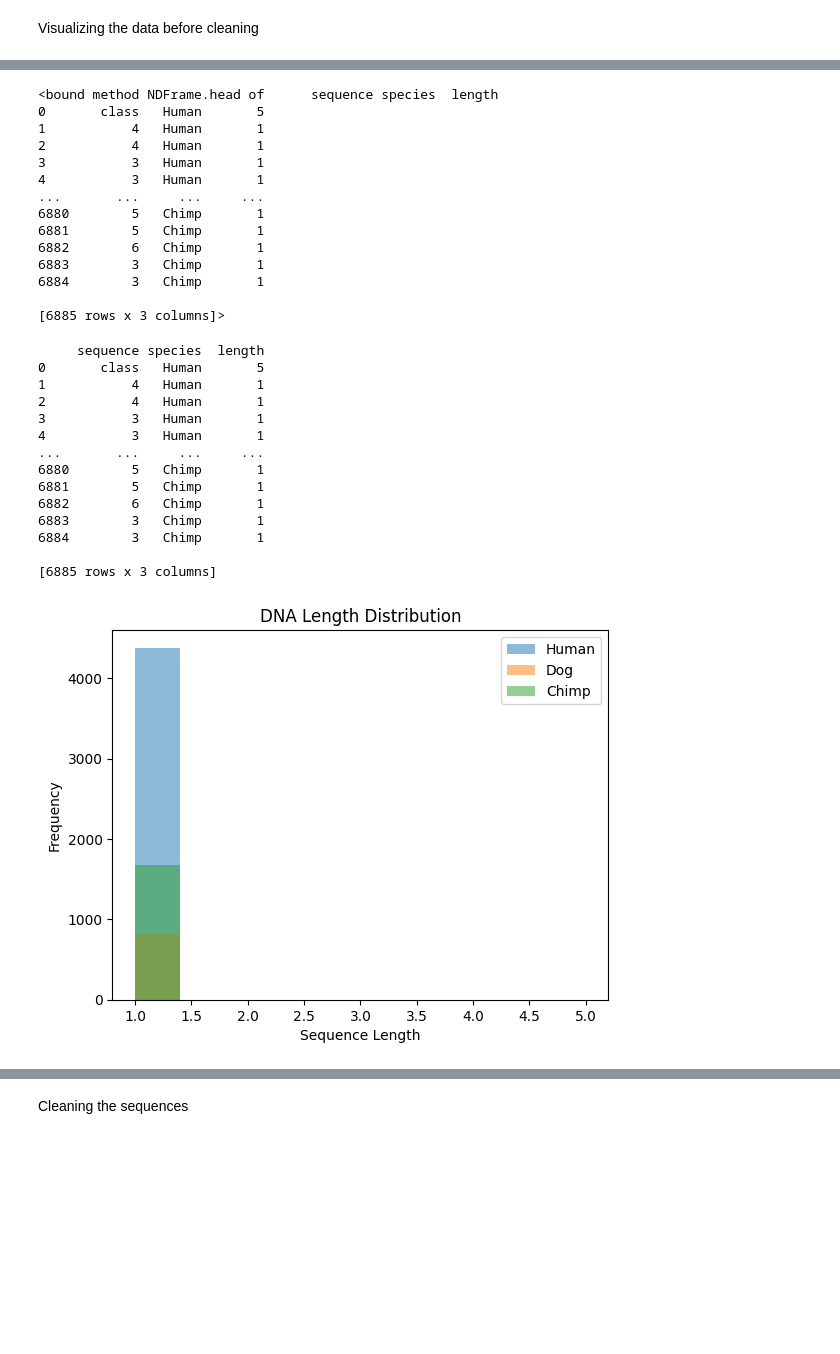
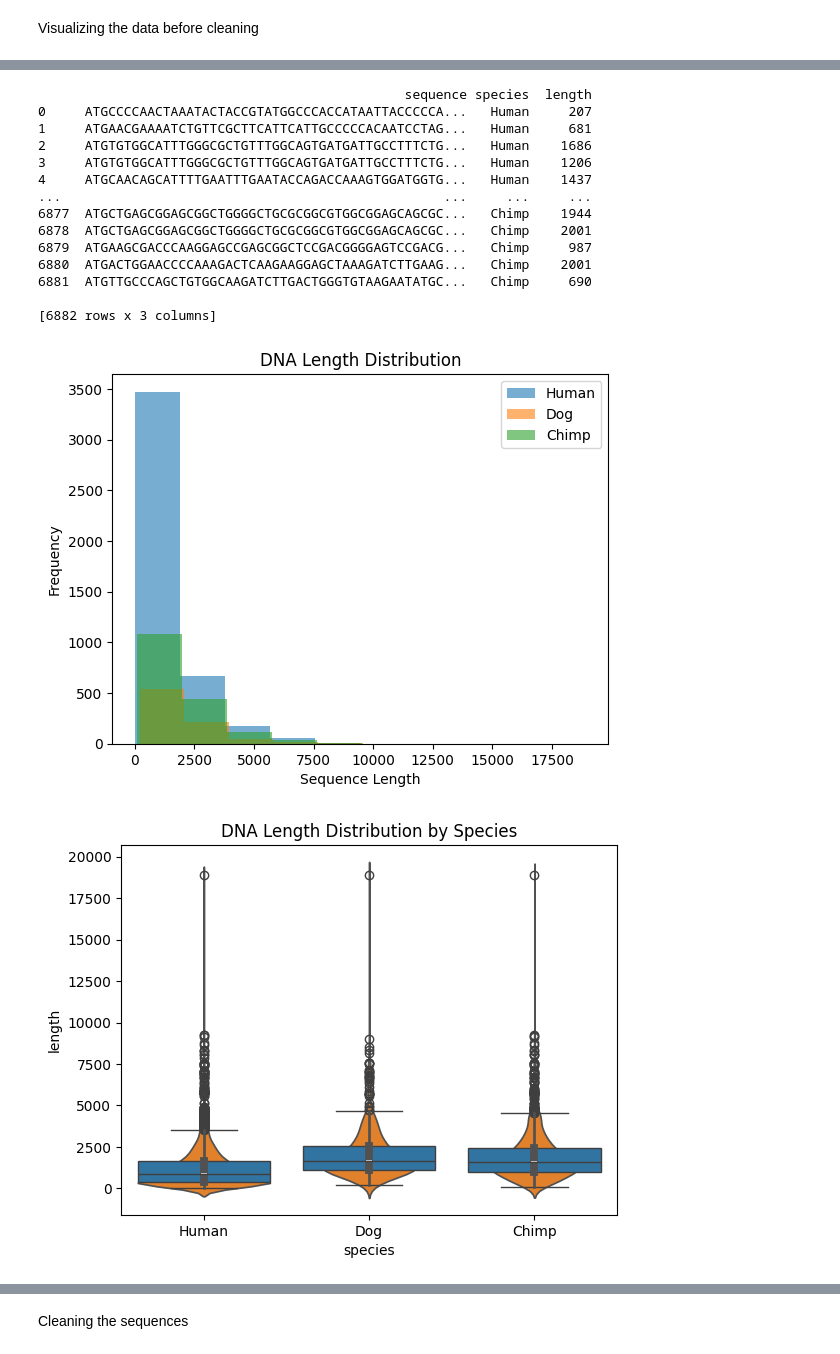
Before and after one commit to rogerwardrin/DNA-Sequence-Classifier, a Jupyter notebook: dna_classifier.ipynb, the cells around one changed output, grey strips where cells are left out. Cells and saved outputs as stored; diff of their text form; code cells hidden in the pictures; blank space fills up the shorter version.

Commit message:
Corrected error where the data was imported incorrectly. Cleaning of Sequence accomplished

```diff
--- a/dna_classifier.ipynb
+++ b/dna_classifier.ipynb
@@ -12,13 +12,15 @@ import seaborn as sns
 # %% [markdown]
 Importing the dataset
 # %%
-human  = pd.read_table('data/human_data.txt', header = None , names = ['sequence'])
+human  = pd.read_table('data/human_data.txt')
 human['species'] = 'Human'
-dog = pd.read_table('data/dog_data.txt', header=None, names = ['sequence'])
+dog = pd.read_table('data/dog_data.txt')
 dog['species'] = 'Dog'
-chimp = pd.read_table('data/chimp_data.txt', header=None, names = ['sequence'])
+chimp = pd.read_table('data/chimp_data.txt')
 chimp['species'] = 'Chimp'
 df = pd.concat([human,dog,chimp], ignore_index = True)
+df['length'] = df['sequence'].str.len()
+df = df.drop(columns='class')
 print(f"Total sequences: {len(df)}")
 print(df['species'].value_counts())
 # %% [output]
@@ -53,45 +60,43 @@ max       5.000000
-# %%
-print(df.head)
-# %% [output]
-<bound method NDFrame.head of      sequence species  length
-0       class   Human       5
-1           4   Human       1
-2           4   Human       1
-3           3   Human       1
-4           3   Human       1
-...       ...     ...     ...
-6880        5   Chimp       1
-6881        5   Chimp       1
-6882        6   Chimp       1
-6883        3   Chimp       1
-6884        3   Chimp       1
-
-[6885 rows x 3 columns]>
 # %%
-df['length'] = df['sequence'].str.len()
 print(df)
 for species in df['species'].unique():
     subset = df[df['species'] == species]
-    plt.hist(subset['length'],alpha = 0.5, label = species)
+    plt.hist(subset['length'],alpha = 0.6, label = species)
 
 plt.legend()
 plt.xlabel("Sequence Length")
 plt.ylabel("Frequency")
 plt.title("DNA Length Distribution")
 plt.show()
+
+sns.boxplot(data = df, x = 'species', y = 'length')
+plt.title("DNA Length Distribution by Species")
+
+sns.violinplot(data=df, x = 'species', y = 'length')
+plt.title("DNA Length Distribution by Species")
+plt.show()
+
+sns.violinplot(data=df, x = 'species', y = 'length')
+plt.title("DNA Length Distribution by Species")
+plt.show()
+
+sns.barplot(data = df, x = 'species', y = 'length')
+plt.title("Average DNA Length by Species")
+plt.show()
 # %% [output]
-     sequence species  length
-0       class   Human       5
-1           4   Human       1
-2           4   Human       1
-3           3   Human       1
-4           3   Human       1
-...       ...     ...     ...
-6880        5   Chimp       1
-6881        5   Chimp       1
-6882        6   Chimp       1
-6883        3   Chimp       1
-6884        3   Chimp       1
+                                               sequence species  length
+0     ATGCCCCAACTAAATACTACCGTATGGCCCACCATAATTACCCCCA...   Human     207
+1     ATGAACGAAAATCTGTTCGCTTCATTCATTGCCCCCACAATCCTAG...   Human     681
+2     ATGTGTGGCATTTGGGCGCTGTTTGGCAGTGATGATTGCCTTTCTG...   Human    1686
+3     ATGTGTGGCATTTGGGCGCTGTTTGGCAGTGATGATTGCCTTTCTG...   Human    1206
+4     ATGCAACAGCATTTTGAATTTGAATACCAGACCAAAGTGGATGGTG...   Human    1437
+...                                                 ...     ...     ...
+6877  ATGCTGAGCGGAGCGGCTGGGGCTGCGCGGCGTGGCGGAGCAGCGC...   Chimp    1944
+6878  ATGCTGAGCGGAGCGGCTGGGGCTGCGCGGCGTGGCGGAGCAGCGC...   Chimp    2001
+6879  ATGAAGCGACCCAAGGAGCCGAGCGGCTCCGACGGGGAGTCCGACG...   Chimp     987
+6880  ATGACTGGAACCCCAAAGACTCAAGAAGGAGCTAAAGATCTTGAAG...   Chimp    2001
+6881  ATGTTGCCCAGCTGTGGCAAGATCTTGACTGGGTGTAAGAATATGC...   Chimp     690
 
-[6885 rows x 3 columns]
+[6882 rows x 3 columns]
-[figure, old version]
+[figure, new version]
+[figure, added]
```
Also changed, not shown: parts of 11 cells of this notebook.
